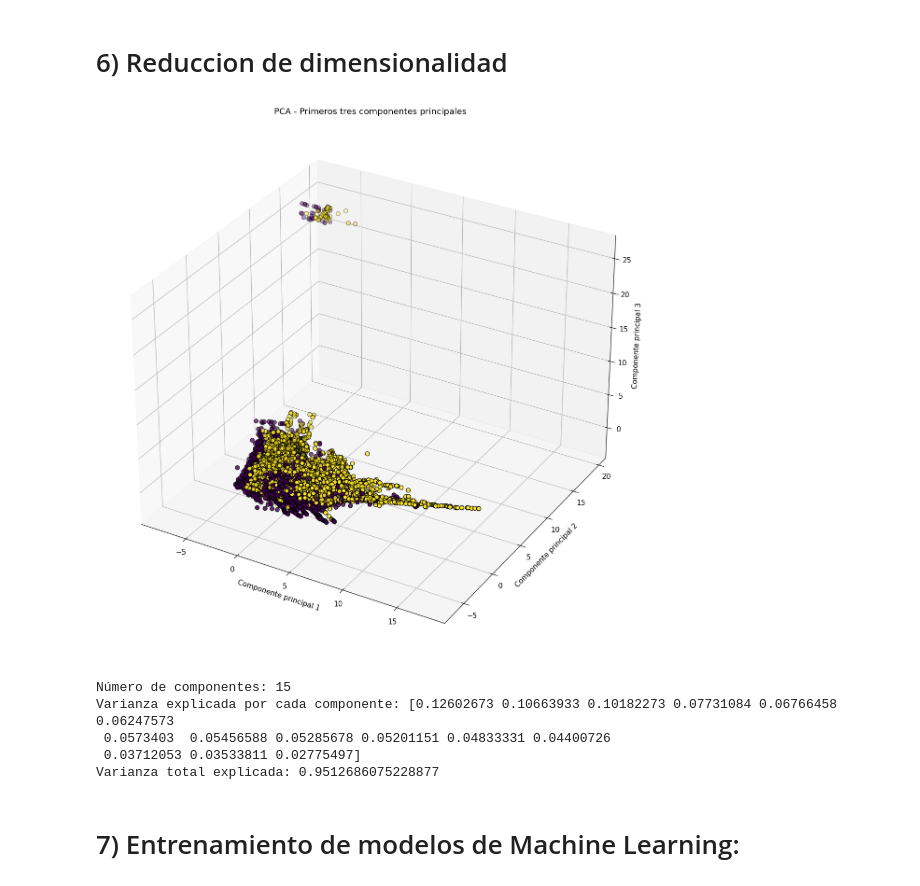
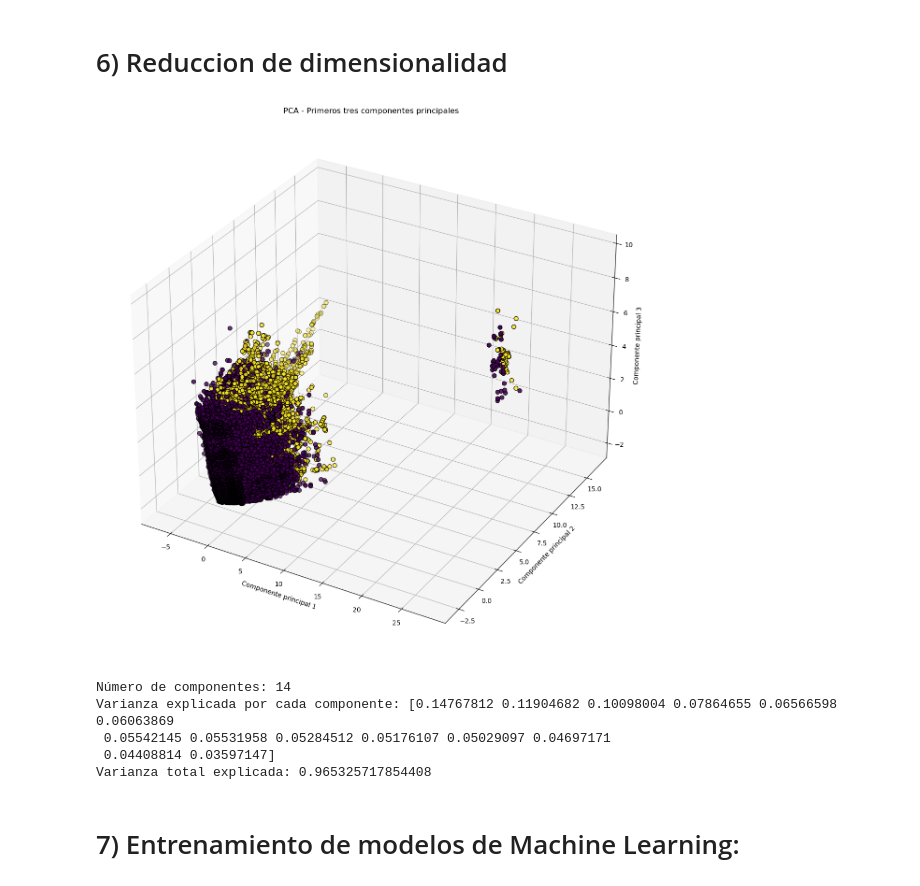
Before and after one commit to SValduezaL/TFM-Master-IA-INESDI, a Jupyter notebook: BBDD Kaagle/predicción_ inasistencia_v2.ipynb, the cells around one changed output. Saved outputs shown, nothing was run; the diff lists cells and outputs as text; code cells hidden in the pictures.

```diff
--- a/BBDD Kaagle/predicción_ inasistencia_v2.ipynb
+++ b/BBDD Kaagle/predicción_ inasistencia_v2.ipynb
@@ -349,8 +351,8 @@ test_df.head(10)
 # 3.5) Se elimina la información no relevante
 # %%
 # Se elimina la informacion que no es relevante
-train_df = train_df.drop(['PatientId', 'AppointmentID'], axis=1)
-test_df = test_df.drop(['PatientId', 'AppointmentID'], axis=1)
+train_df = train_df.drop(['PatientId'], axis=1)
+test_df = test_df.drop(['PatientId'], axis=1)
 
 # Se verifican dimensiones de los conjuntos de datos
 train_df.shape, test_df.shape
@@ -375,12 +377,12 @@ column_names = X_train.columns
 scaler = StandardScaler()
 
 # Se ajusta el escalador a los datos de entrenamiento y se transforman
-X_train_scaled = scaler.fit_transform(X_train)
-X_test_scaled = scaler.transform(X_test) # Se transforman los datos de test utilizando el mismo escalador que se ajustó a los datos de entrenamiento
+X_train = scaler.fit_transform(X_train)
+X_test = scaler.transform(X_test)  # Se transforman los datos de test utilizando el mismo escalador que se ajustó a los datos de entrenamiento
 
-# Convertir los resultados a DataFrame para facilitar la manipulación y visualización
-X_train_df = pd.DataFrame(X_train_scaled, columns=column_names)
-X_test_df = pd.DataFrame(X_test_scaled, columns=column_names)
+# Convertir los resultados a DataFrame para facilitar la manipulación y visualización, utilizando los nombres de las columnas guardados previamente
+X_train_df = pd.DataFrame(X_train, columns=column_names)
+X_test_df = pd.DataFrame(X_test, columns=column_names)
 
 # Número de características en el DataFrame
 num_features = X_train_df.shape[1]
@@ -431,15 +432,15 @@ rus = RandomUnderSampler(sampling_strategy='auto', random_state=42)
 pipeline = Pipeline([('smote', smote), ('rus', rus)])
 
 # Se aplica el pipeline a los datos
-X_balanced_scaled, y_balanced = pipeline.fit_resample(X_train_scaled, y_train)
+X_train, y_train = pipeline.fit_resample(X_train, y_train)
 
 # Distribución del dataset posterior a la aplicación de SMOTE
-class_counts = y_balanced.value_counts()
+class_counts = y_train.value_counts()
 class_counts.plot(kind='bar', rot=0)
 plt.xlabel('No-show')
 plt.ylabel('Numero de pacientes')
 plt.title('Distribución de No-show en el dataset de entrenamiento')
 for i, count in enumerate(class_counts):
-    plt.text(i, count, f'{count} ({count / len(X_balanced_scaled) * 100:.2f}%)', ha='center', va='bottom')
+    plt.text(i, count, f'{count} ({count / len(X_train) * 100:.2f}%)', ha='center', va='bottom')
 plt.show()
 # %% [output]
@@ -449,29 +450,29 @@ plt.show()
 # %%
 # Aplicar PCA para reducir la dimensionalidad mientras se conserva la mayor cantidad de varianza posible
 pca = PCA(n_components=0.95)
 
 # Ajustar y transformar los datos de entrenamiento
-X_balanced_scaled = pca.fit_transform(X_balanced_scaled)
-X_test_scaled = pca.transform(X_test_scaled)
+X_train = pca.fit_transform(X_train)
+X_test = pca.transform(X_test)
 
 # Graficar los primeros tres componentes principales en un gráfico 3D
 fig = plt.figure(figsize=(25, 15))
 ax = fig.add_subplot(111, projection='3d')
-ax.scatter(X_balanced_scaled[:, 0], X_balanced_scaled[:, 1], X_balanced_scaled[:, 2], c=y_balanced, cmap='viridis', edgecolor='k', s=40)
+ax.scatter(X_train[:, 0], X_train[:, 1], X_train[:, 2], c=y_train, cmap='viridis', edgecolor='k', s=40)
 ax.set_title('PCA - Primeros tres componentes principales')
 ax.set_xlabel('Componente principal 1')
 ax.set_ylabel('Componente principal 2')
 ax.set_zlabel('Componente principal 3')
 plt.show()
 
 # Imprimir la cantidad de componentes y la varianza explicada
 print(f"Número de componentes: {pca.n_components_}")
 print(f"Varianza explicada por cada componente: {pca.explained_variance_ratio_}")
 print(f"Varianza total explicada: {np.sum(pca.explained_variance_ratio_)}")
 # %% [output]
-[figure, old version]
+[figure, new version]
-Número de componentes: 15
-Varianza explicada por cada componente: [0.12602673 0.10663933 0.10182273 0.07731084 0.06766458 0.06247573
- 0.0573403  0.05456588 0.05285678 0.05201151 0.04833331 0.04400726
- 0.03712053 0.03533811 0.02775497]
-Varianza total explicada: 0.9512686075228877
+Número de componentes: 14
+Varianza explicada por cada componente: [0.14767812 0.11904682 0.10098004 0.07864655 0.06566598 0.06063869
+ 0.05542145 0.05531958 0.05284512 0.05176107 0.05029097 0.04697171
+ 0.04408814 0.03597147]
+Varianza total explicada: 0.965325717854408
```
Also changed, not shown: parts of 21 cells of this notebook.
